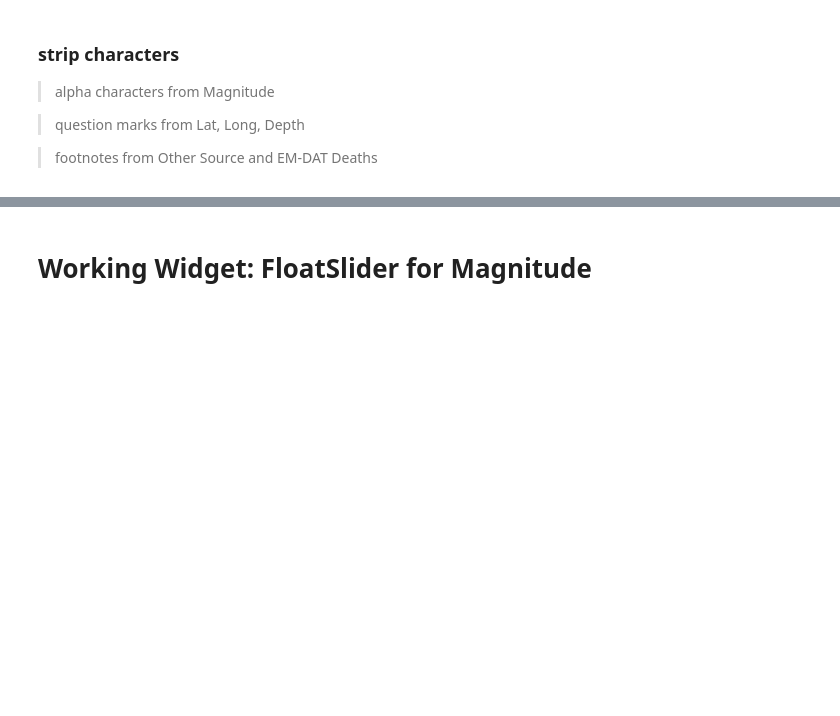
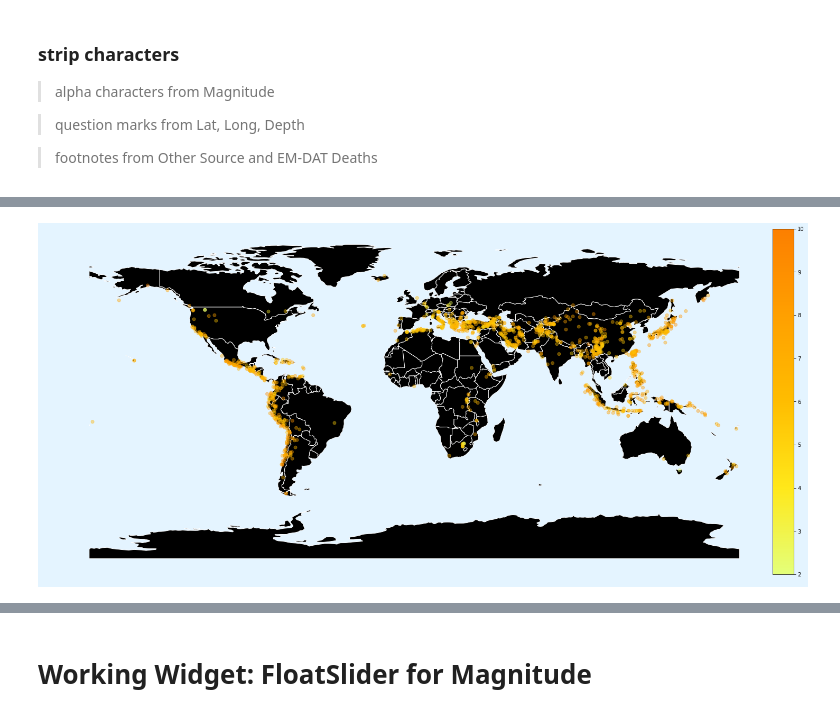
Before and after one commit to DataScienceBS/data-question-3-tornado-bombers, a Jupyter notebook: DataScienceQuestion3.ipynb, the cells around one changed output, grey strips where cells are left out. Cells and saved outputs as stored; diff of their text form; code cells hidden in the pictures; blank space fills up the shorter version.

```diff
--- a/DataScienceQuestion3.ipynb
+++ b/DataScienceQuestion3.ipynb
@@ -101,0 +99,81 @@ quakes.plot(ax=ax, marker='*', color='orange', markersize=8);
+# %%
+from mpl_toolkits.axes_grid1 import make_axes_locatable #imported for colorbar placement
+#import traitlets
+import warnings
+
+## repeated below to re-display graph ##
+ax = world.plot(color='black', edgecolor='white', figsize=(25,55))
+ax.axis('off')
+quakes.plot(ax=ax, column='Magnitude', alpha=0.4, cmap='Wistia');
+fig = ax.get_figure()
+fig.patch.set_facecolor('#e4f4ff')
+divider = make_axes_locatable(ax)
+cax = divider.append_axes('right', size='3%', pad=0.01)
+sm = plt.cm.ScalarMappable(cmap='Wistia', norm=plt.Normalize(vmin=2.0, vmax=10.0))
+sm._A = []
+fig.colorbar(sm,cax=cax)
+## repeated below to re-display graph ##
+
+country = 'All'
+maximum = '2.0'
+minimum = '9.5'
+world_copy = world.copy()
+
+m = widgets.FloatRangeSlider(
+    value=(0, 15),
+    min=quakes['Magnitude'].min(),
+    max=quakes['Magnitude'].max(),
+    description='Magnitude',
+    continuous_update=False,
+)
+
+countries = sorted(list(set(quakes.Country)))
+countries.insert(0, 'ALL')
+countries.remove("")
+
+d = widgets.Dropdown(
+    options=countries,
+    value='ALL',
+    description='Country',
+    disabled=False,
+)
+z = widgets.HBox([m,d])
+display(z)
+
+def response(change):
+    try:
+        clear_output(wait=True)
+        global country
+        global maximum
+        global minimum
+        global world_copy
+        if len(change['new']) == 2:
+            maximum = change['new'][1]
+            minimum = change['new'][0]
+        else:
+            country = change['new']
+        display(z)
+        if country.upper() == 'ALL':
+            display_df = quakes[(quakes["Magnitude"] >= minimum) & (quakes['Magnitude'] <= maximum)]
+            world_copy = world
+        else:
+            display_df = quakes[(quakes["Magnitude"] >= minimum) & (quakes['Magnitude'] <= maximum) & (quakes['Country'].str.upper() == country.upper())]
+            world_copy = world[world['name'].str.upper() == country.upper()]
+
+        ax = world_copy.plot(color='black', edgecolor='white', figsize=(25,55))
+        ax.axis('off')
+        display_df.plot(ax=ax, column='Magnitude', alpha=0.7, cmap='Wistia');
+        fig = ax.get_figure()
+        fig.patch.set_facecolor('#e4f4ff')
+        divider = make_axes_locatable(ax)
+        cax = divider.append_axes('right', size='3%', pad=0.01)
+        sm = plt.cm.ScalarMappable(cmap='Wistia', norm=plt.Normalize(vmin=minimum, vmax=maximum))
+        sm._A = []
+        fig.colorbar(sm,cax=cax)
+    except:
+        print("Ain't no earthquakes of this magnitude in this country... Try again")
+        warnings.filterwarnings('ignore')
+
+m.observe(response, names='value')
+d.observe(response, names='value')
+# %% [output]
@@ -101,0 +181 @@ quakes.plot(ax=ax, marker='*', color='orange', markersize=8);
+[figure, added]
```
Also changed, not shown: parts of 18 cells of this notebook.
